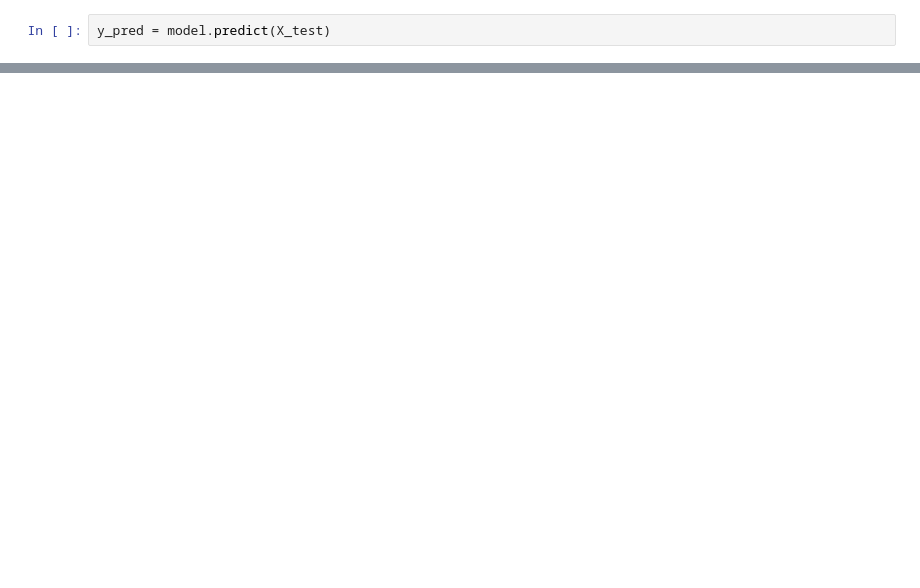
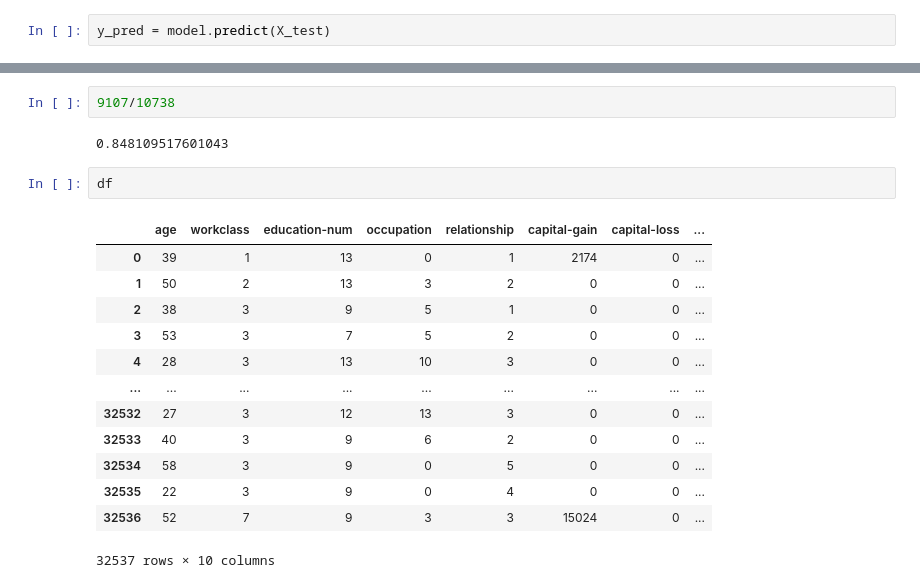
Before and after one commit to darshita2304/CensusIncomePredict, a Jupyter notebook: notebooks/model_training.ipynb, the cells around one changed output, grey strips where cells are left out. Drawn from its saved outputs; the diff is of its cells as text; blank space fills up the shorter version.

```diff
--- a/notebooks/model_training.ipynb
+++ b/notebooks/model_training.ipynb
@@ -198,0 +331,20 @@ array([[7801,  341],
+# %%
+9107/10738
+# %% [output]
+0.848109517601043
+# %%
+df
+# %% [output]
+|  | age | workclass | education-num | occupation | relationship | capital-gain | capital-loss | ... |
+| 0 | 39 | 1 | 13 | 0 | 1 | 2174 | 0 | ... |
+| 1 | 50 | 2 | 13 | 3 | 2 | 0 | 0 | ... |
+| 2 | 38 | 3 | 9 | 5 | 1 | 0 | 0 | ... |
+| 3 | 53 | 3 | 7 | 5 | 2 | 0 | 0 | ... |
+| 4 | 28 | 3 | 13 | 10 | 3 | 0 | 0 | ... |
+| ... | ... | ... | ... | ... | ... | ... | ... | ... |
+| 32532 | 27 | 3 | 12 | 13 | 3 | 0 | 0 | ... |
+| 32533 | 40 | 3 | 9 | 6 | 2 | 0 | 0 | ... |
+| 32534 | 58 | 3 | 9 | 0 | 5 | 0 | 0 | ... |
+| 32535 | 22 | 3 | 9 | 0 | 4 | 0 | 0 | ... |
+| 32536 | 52 | 7 | 9 | 3 | 3 | 15024 | 0 | ... |
+32537 rows × 10 columns
```
Also changed, not shown: parts of 44 cells of this notebook, 4 other files.
